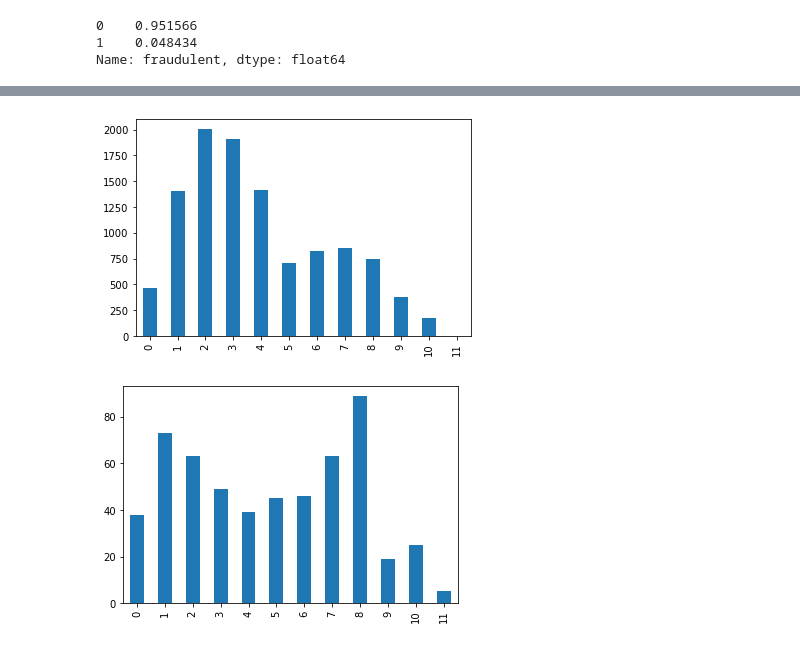
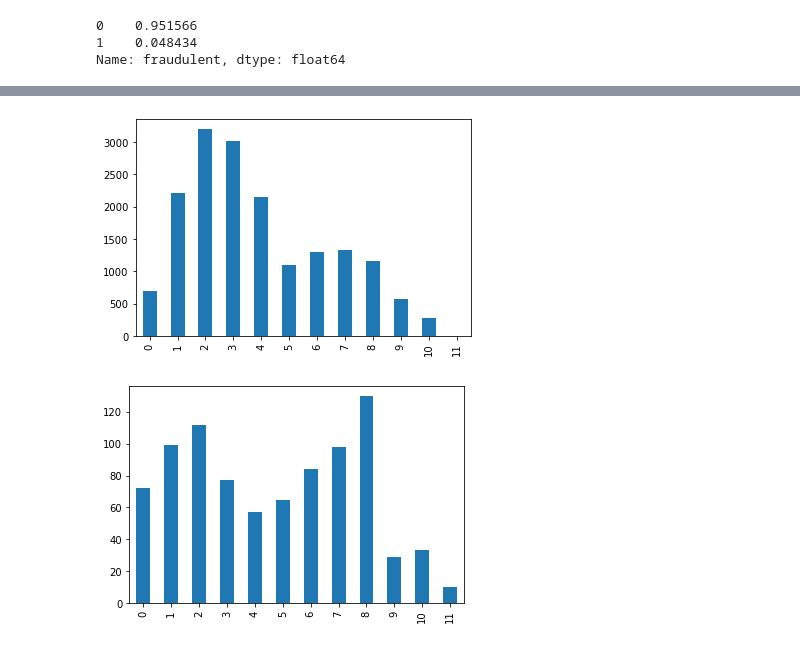
Before and after one commit to SeanBackstrom/Is_The_Job_Posting_Fraud_or_not, a Jupyter notebook: unit-2-build.ipynb, the cells around one changed output, grey strips where cells are left out. Drawn from its saved outputs; the diff is of its cells as text; code cells hidden in the pictures.

```diff
--- a/unit-2-build.ipynb
+++ b/unit-2-build.ipynb
@@ -2,7 +2,7 @@
 import pandas as pd
 # %%
 #find df at https://www.kaggle.com/shivamb/real-or-fake-fake-jobposting-prediction
-df = pd.read_csv("fake_job_postings.csv", index_col='job_id')
+df = pd.read_csv("fake_job_postings.csv")
 # %% [markdown]
 Define ML problems
 
@@ -94,16 +101,16 @@ test = wrangle(test)
 %matplotlib inline
 import matplotlib.pyplot as plt
 # %%
-onlyfraud = train[train['fraudulent'] == 1]
-notfraud = train[train['fraudulent'] == 0]
+onlyfraud = df[df['fraudulent'] == 1]
+notfraud = df[df['fraudulent'] == 0]
 fake = pd.Series(notfraud['missing_data'].value_counts().sort_index())
 
 fake.plot.bar();
 # %% [output]
-[figure, old version]
+[figure, new version]
 # %%
 fake2 = pd.Series(onlyfraud['missing_data'].value_counts().sort_index())
 
 fake2.plot.bar();
 # %% [output]
-[figure, old version]
+[figure, new version]
```
Also changed, not shown: parts of 38 cells of this notebook.
